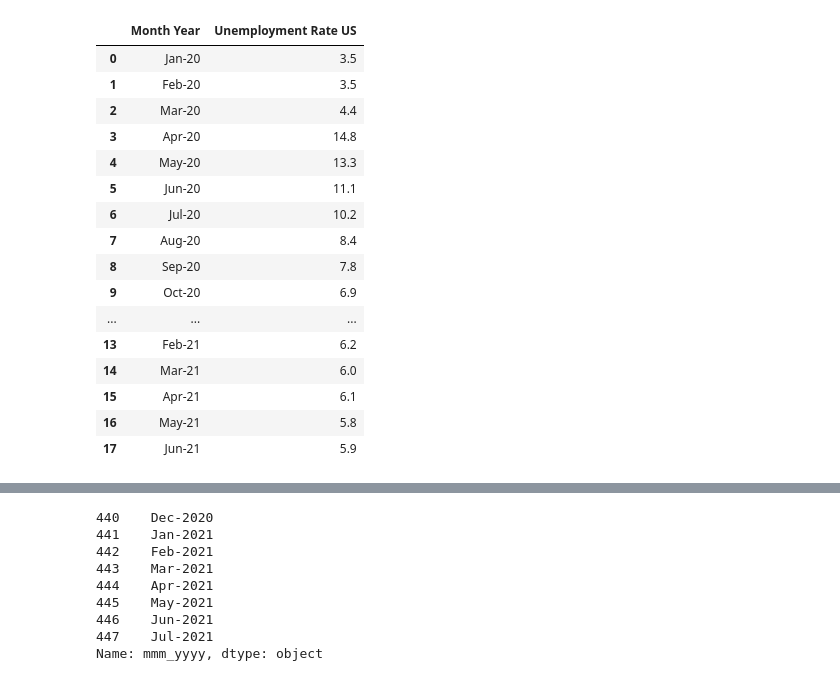
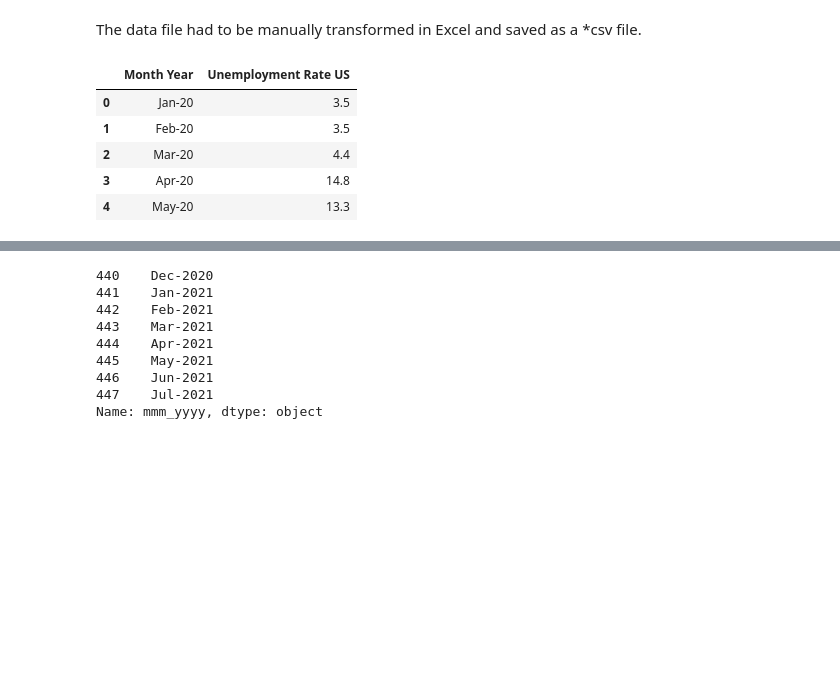
Before and after one commit to meetk5/Team-Project1, a Jupyter notebook: Covid-19 Vaccination administrated and its impact on US Unemployment-checkpoint.ipynb, the cells around one changed output, grey strips where cells are left out. Saved outputs shown, nothing was run; the diff lists cells and outputs as text; code cells hidden in the pictures; blank space fills up the shorter version.

```diff
--- a/Covid-19 Vaccination administrated and its impact on US Unemployment-checkpoint.ipynb
+++ b/Covid-19 Vaccination administrated and its impact on US Unemployment-checkpoint.ipynb
@@ -65,23 +31,14 @@ plt.tight_layout()
+# %% [markdown]
+The data file had to be manually transformed in Excel and saved as a *csv file.
 # %%
-unempl_us.head(20)
+unempl_us.head()
 # %% [output]
 |  | Month Year | Unemployment Rate US |
 | 0 | Jan-20 | 3.5 |
 | 1 | Feb-20 | 3.5 |
 | 2 | Mar-20 | 4.4 |
 | 3 | Apr-20 | 14.8 |
 | 4 | May-20 | 13.3 |
-| 5 | Jun-20 | 11.1 |
-| 6 | Jul-20 | 10.2 |
-| 7 | Aug-20 | 8.4 |
-| 8 | Sep-20 | 7.8 |
-| 9 | Oct-20 | 6.9 |
-| ... | ... | ... |
-| 13 | Feb-21 | 6.2 |
-| 14 | Mar-21 | 6.0 |
-| 15 | Apr-21 | 6.1 |
-| 16 | May-21 | 5.8 |
-| 17 | Jun-21 | 5.9 |
 # %%
 x_axis2 = unempl_us["Month Year"]
 # %%
```
Also changed, not shown: parts of 11 cells of this notebook.
